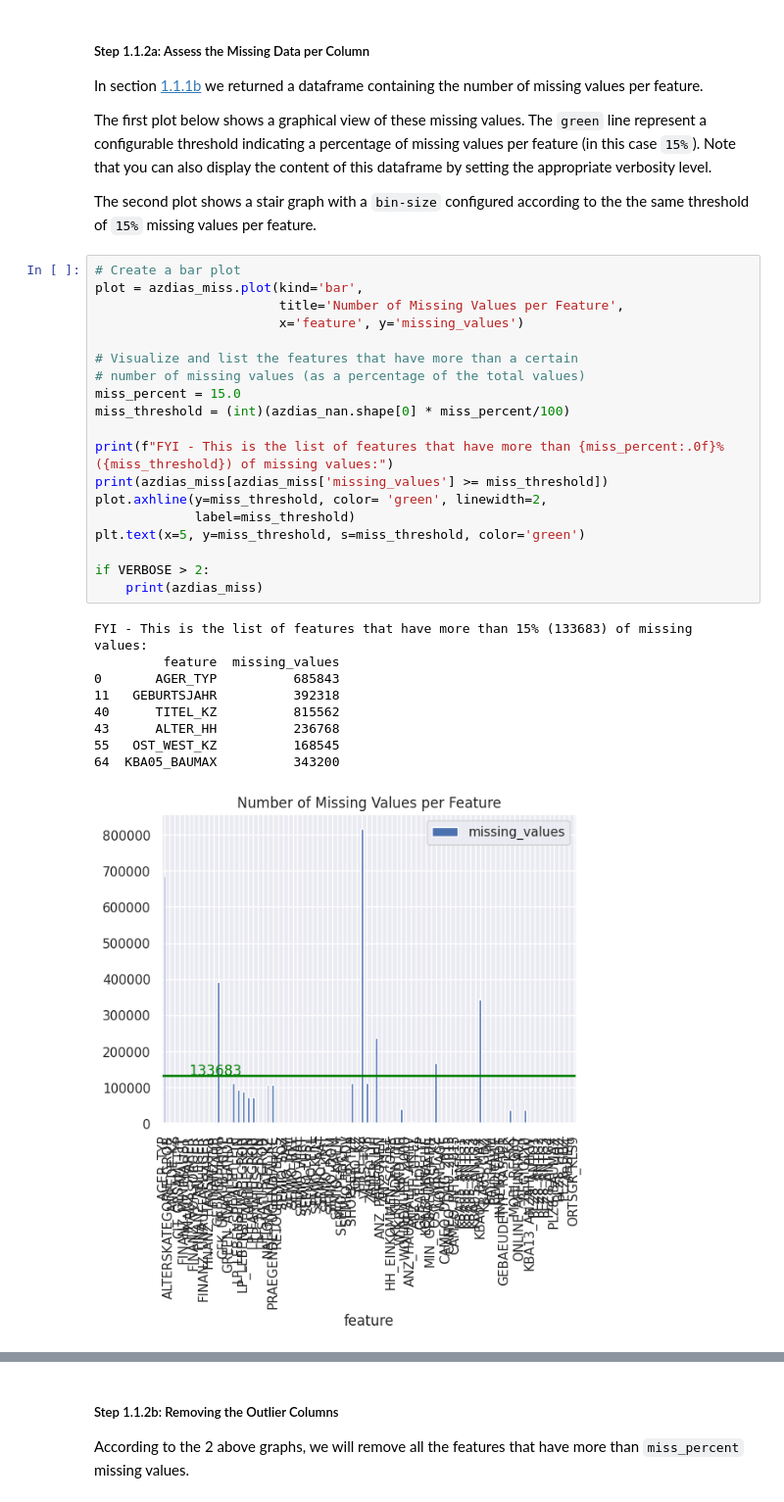
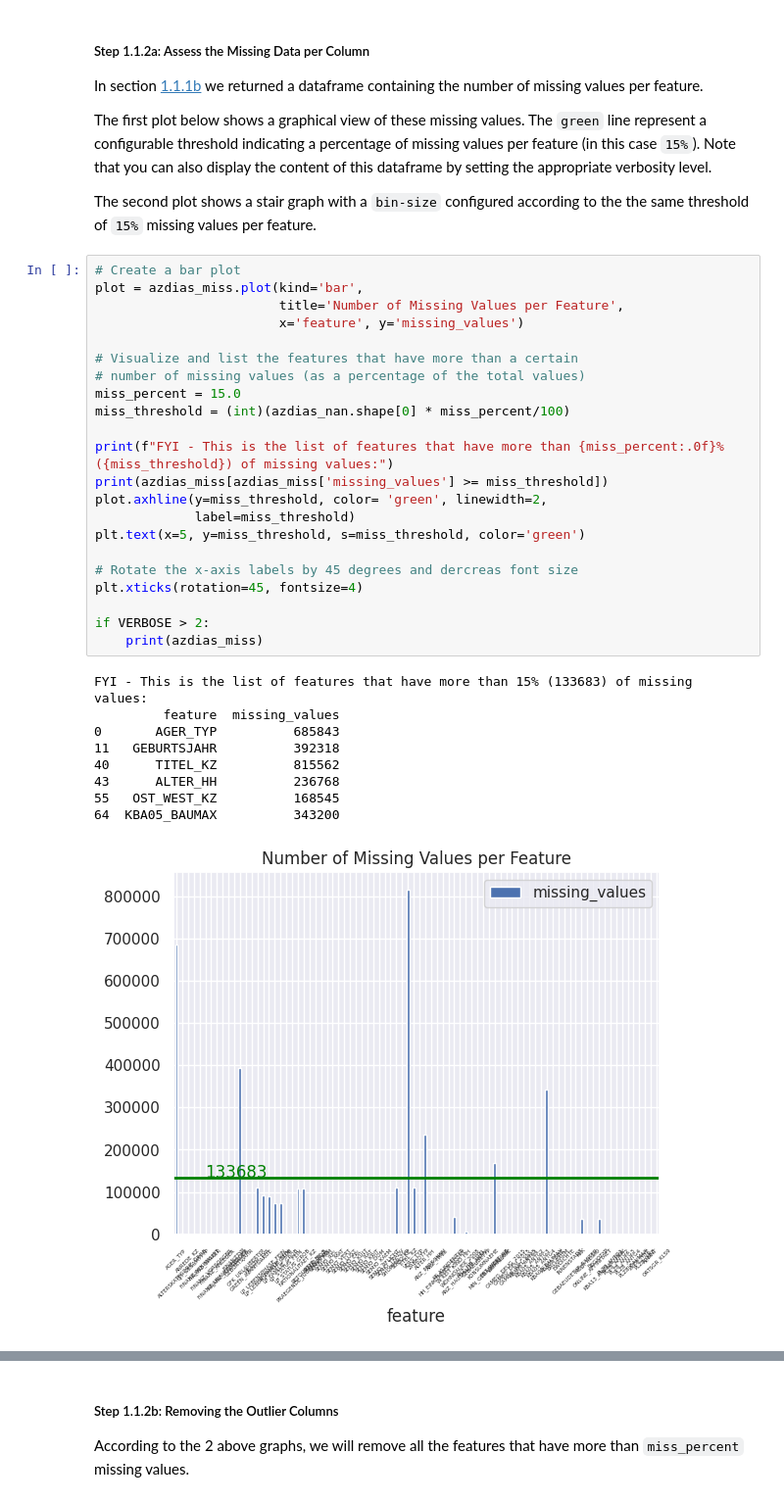
Before and after one commit to fab7/LESSONS-Unsupervised-Learning, a Jupyter notebook: project/Identify_Customer_Segments.ipynb, the cells around one changed output, grey strips where cells are left out. Shown at 98% size. Cells and saved outputs as stored; diff of their text form.

```diff
--- a/project/Identify_Customer_Segments.ipynb
+++ b/project/Identify_Customer_Segments.ipynb
@@ -320,32 +323,35 @@ The second plot shows a stair graph with a  `bin-size` configured according to t
 # %%
 # Create a bar plot
 plot = azdias_miss.plot(kind='bar',
                         title='Number of Missing Values per Feature',
                         x='feature', y='missing_values')
 
 # Visualize and list the features that have more than a certain
 # number of missing values (as a percentage of the total values)
 miss_percent = 15.0
 miss_threshold = (int)(azdias_nan.shape[0] * miss_percent/100)
 
 print(f"FYI - This is the list of features that have more than {miss_percent:.0f}% ({miss_threshold}) of missing values:")
 print(azdias_miss[azdias_miss['missing_values'] >= miss_threshold])
 plot.axhline(y=miss_threshold, color= 'green', linewidth=2,
              label=miss_threshold)
 plt.text(x=5, y=miss_threshold, s=miss_threshold, color='green')
 
+# Rotate the x-axis labels by 45 degrees and dercreas font size
+plt.xticks(rotation=45, fontsize=4)
+
 if VERBOSE > 2:
     print(azdias_miss)
 # %% [output]
 FYI - This is the list of features that have more than 15% (133683) of missing values:
          feature  missing_values
 0       AGER_TYP          685843
 11   GEBURTSJAHR          392318
 40      TITEL_KZ          815562
 43      ALTER_HH          236768
 55   OST_WEST_KZ          168545
 64  KBA05_BAUMAX          343200
-[figure, old version]
+[figure, new version]
 # %%
 # Next, let's visualize the distribution of those missing values
 num_bins = (int)(100/miss_percent*5)
```
Also changed, not shown: parts of 32 cells of this notebook.
